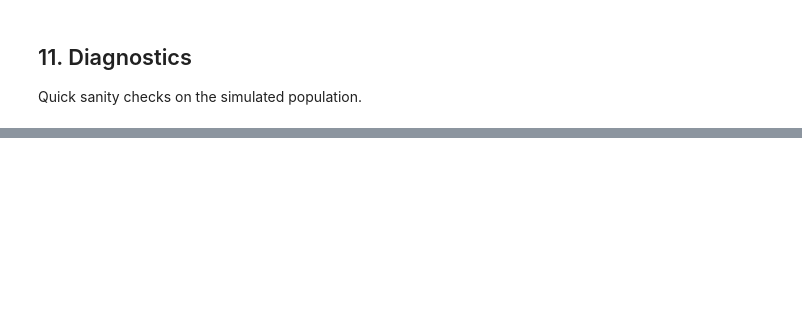
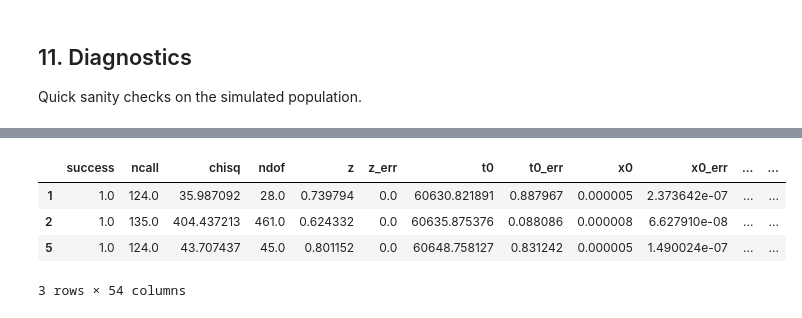
Before and after one commit to mi-dai/lightcurvelynx_rubin_dp2, a Jupyter notebook: dp1_sims.ipynb, the cells around one changed output, grey strips where cells are left out. Saved outputs shown, nothing was run; the diff lists cells and outputs as text; code cells hidden in the pictures; blank space fills up the shorter version.

```diff
--- a/dp1_sims.ipynb
+++ b/dp1_sims.ipynb
@@ -493,6 +487,14 @@ saltparcuts &= (result_df.x1_err < 1)
 saltparcuts &= (result_df.c_err < 0.1)
 p_value = 1 - chi2.cdf(result_df.chisq, df=result_df.ndof)
 saltparcuts &= p_value > 1e-7
+# %%
+result_df[saltparcuts]
+# %% [output]
+|  | success | ncall | chisq | ndof | z | z_err | t0 | t0_err | x0 | x0_err | ... | ... |
+| 1 | 1.0 | 124.0 | 35.987092 | 28.0 | 0.739794 | 0.0 | 60630.821891 | 0.887967 | 0.000005 | 2.373642e-07 | ... | ... |
+| 2 | 1.0 | 135.0 | 404.437213 | 461.0 | 0.624332 | 0.0 | 60635.875376 | 0.088086 | 0.000008 | 6.627910e-08 | ... | ... |
+| 5 | 1.0 | 124.0 | 43.707437 | 45.0 | 0.801152 | 0.0 | 60648.758127 | 0.831242 | 0.000005 | 1.490024e-07 | ... | ... |
+3 rows × 54 columns
 # %%
 result_df[saltparcuts].x1.hist(bins=30,alpha=0.5,density=True)
 lightcurves_after_quality_cut.source_x1.hist(bins=30,alpha=0.5,density=True)
```
Also changed, not shown: parts of 16 cells of this notebook.
